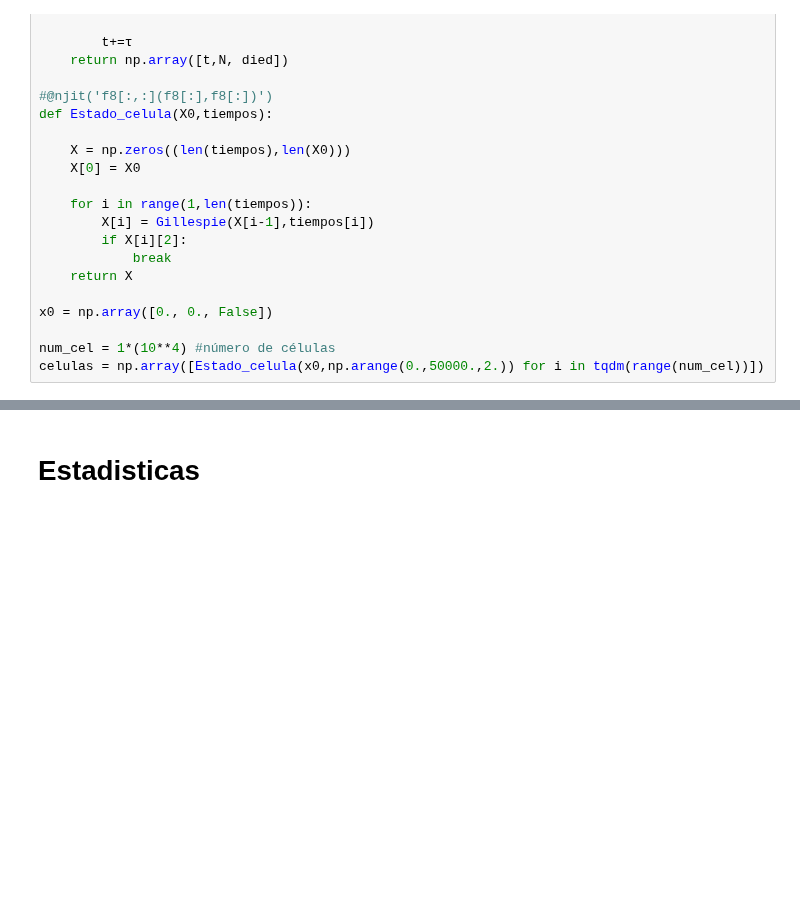
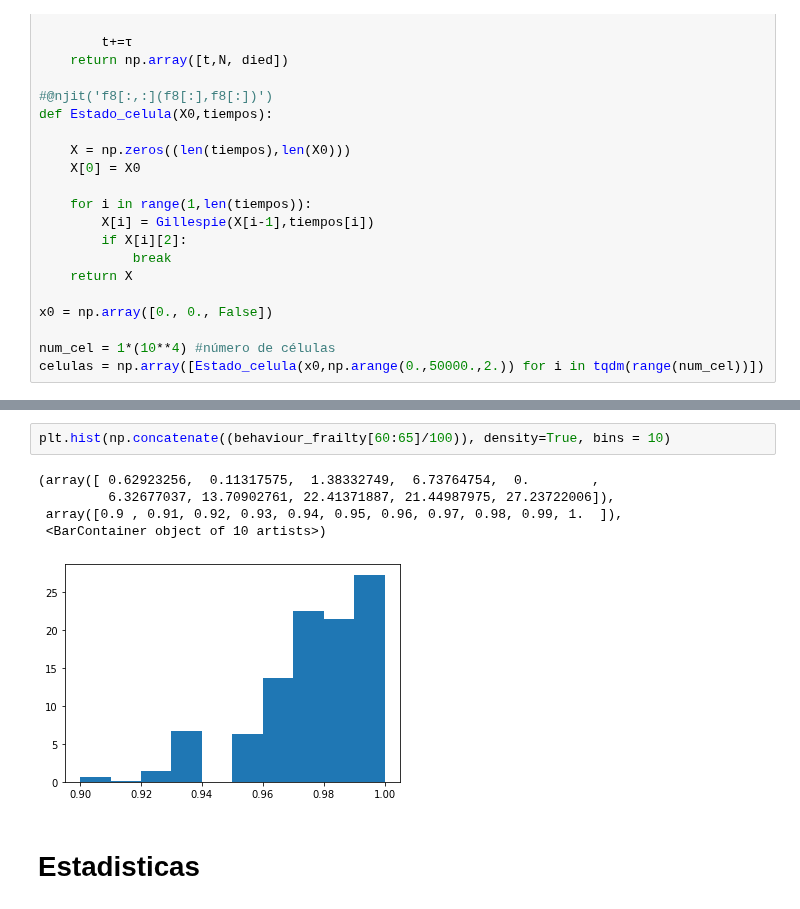
Before and after one commit to Rafther0112/Human_Aging_Research, a Jupyter notebook: Montecarlo_kinetic_simulation.ipynb, the cells around one changed output, grey strips where cells are left out. Cells and saved outputs as stored; diff of their text form; blank space fills up the shorter version.

```diff
--- a/Montecarlo_kinetic_simulation.ipynb
+++ b/Montecarlo_kinetic_simulation.ipynb
@@ -74,3 +143,11 @@ plt.show()
+# %%
+plt.hist(np.concatenate((behaviour_frailty[60:65]/100)), density=True, bins = 10)
+# %% [output]
+(array([ 0.62923256,  0.11317575,  1.38332749,  6.73764754,  0.        ,
+         6.32677037, 13.70902761, 22.41371887, 21.44987975, 27.23722006]),
+ array([0.9 , 0.91, 0.92, 0.93, 0.94, 0.95, 0.96, 0.97, 0.98, 0.99, 1.  ]),
+ <BarContainer object of 10 artists>)
+[figure, added]
 # %% [markdown]
 # Estadisticas
 # %%
```
Also changed, not shown: parts of 9 cells of this notebook, 3 other files.
